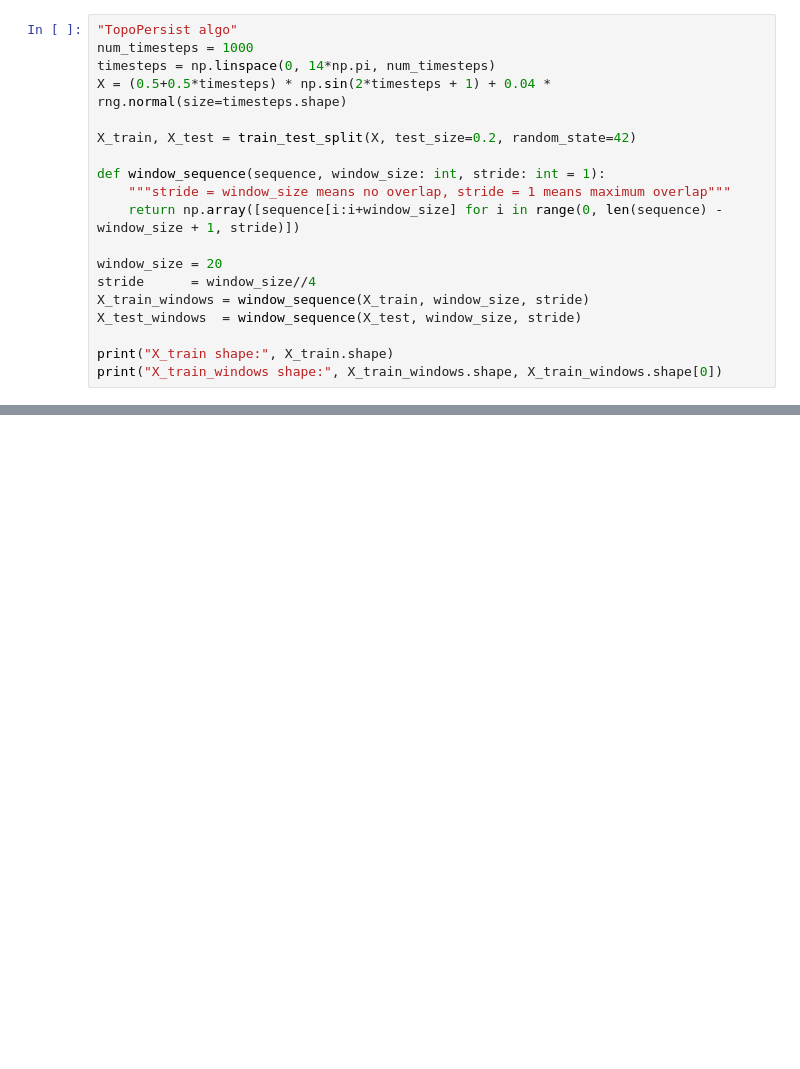
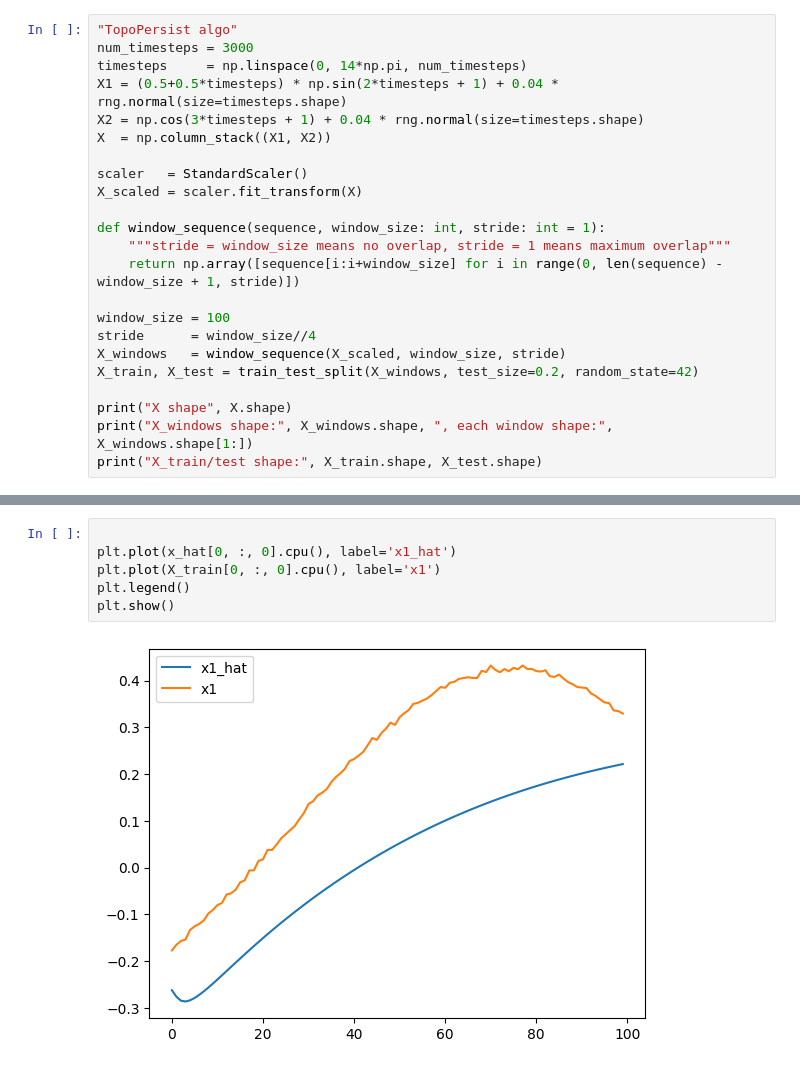
Before and after one commit to abiadf/timeseries_geo_ml, a Jupyter notebook: geo/topological_analysis/toroidal.ipynb, the cells around one changed output, grey strips where cells are left out. Drawn from its saved outputs; the diff is of its cells as text; blank space fills up the shorter version.

```diff
--- a/geo/topological_analysis/toroidal.ipynb
+++ b/geo/topological_analysis/toroidal.ipynb
@@ -99,20 +103,24 @@ diagrams_list= persistence.plot_persistence_diagrams(y_all, to_plot=True)
 # %%
 "TopoPersist algo"
-num_timesteps = 1000
-timesteps = np.linspace(0, 14*np.pi, num_timesteps)
-X = (0.5+0.5*timesteps) * np.sin(2*timesteps + 1) + 0.04 * rng.normal(size=timesteps.shape)
+num_timesteps = 3000
+timesteps     = np.linspace(0, 14*np.pi, num_timesteps)
+X1 = (0.5+0.5*timesteps) * np.sin(2*timesteps + 1) + 0.04 * rng.normal(size=timesteps.shape)
+X2 = np.cos(3*timesteps + 1) + 0.04 * rng.normal(size=timesteps.shape)
+X  = np.column_stack((X1, X2))
 
-X_train, X_test = train_test_split(X, test_size=0.2, random_state=42)
+scaler   = StandardScaler()
+X_scaled = scaler.fit_transform(X)
 
 def window_sequence(sequence, window_size: int, stride: int = 1):
     """stride = window_size means no overlap, stride = 1 means maximum overlap"""
     return np.array([sequence[i:i+window_size] for i in range(0, len(sequence) - window_size + 1, stride)])
 
-window_size = 20
+window_size = 100
 stride      = window_size//4
-X_train_windows = window_sequence(X_train, window_size, stride)
-X_test_windows  = window_sequence(X_test, window_size, stride)
+X_windows   = window_sequence(X_scaled, window_size, stride)
+X_train, X_test = train_test_split(X_windows, test_size=0.2, random_state=42)
 
-print("X_train shape:", X_train.shape)
-print("X_train_windows shape:", X_train_windows.shape, X_train_windows.shape[0])
+print("X shape", X.shape)
+print("X_windows shape:", X_windows.shape, ", each window shape:", X_windows.shape[1:])
+print("X_train/test shape:", X_train.shape, X_test.shape)
 # %% [output]
@@ -127,0 +252,8 @@ from geo.geo_encoders import LSTMEncoderEuclid, LSTMDecoder
+# %%
+
+plt.plot(x_hat[0, :, 0].cpu(), label='x1_hat')
+plt.plot(X_train[0, :, 0].cpu(), label='x1')
+plt.legend()
+plt.show()
+# %% [output]
+[figure, added]
```
Also changed, not shown: parts of 7 cells of this notebook, 6 other files.
